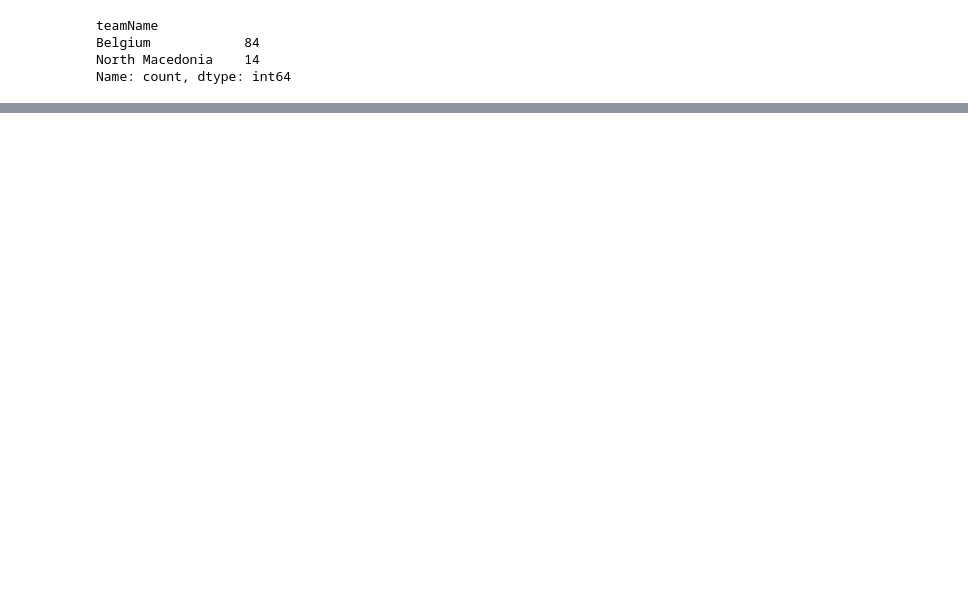
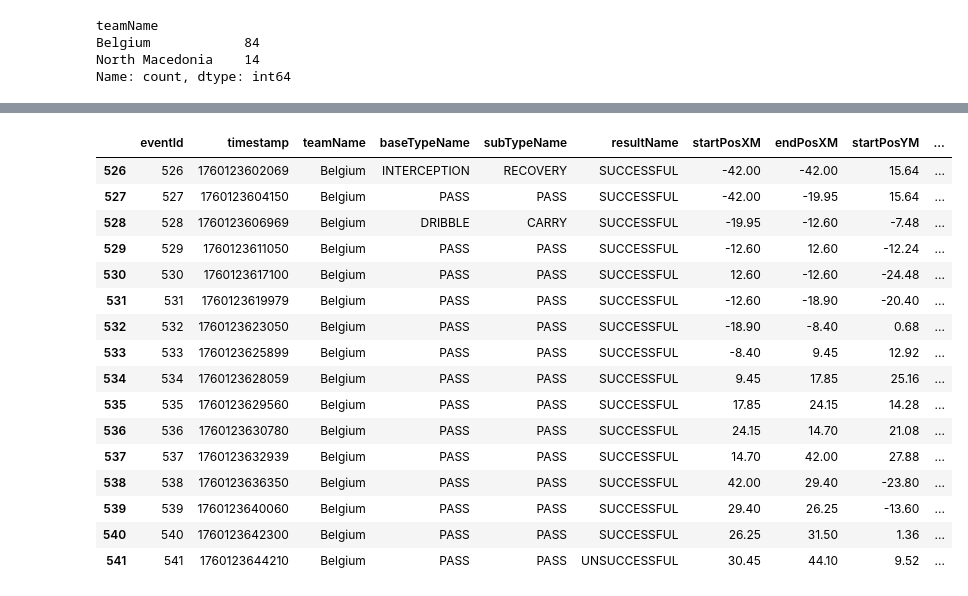
Before and after one commit to MarijnSt/belgium-north-macedonia-analysis, a Jupyter notebook: notebooks/zone_entry_analysis.ipynb, the cells around one changed output, grey strips where cells are left out. Cells and saved outputs as stored; diff of their text form; code cells hidden in the pictures; blank space fills up the shorter version.

```diff
--- a/notebooks/zone_entry_analysis.ipynb
+++ b/notebooks/zone_entry_analysis.ipynb
@@ -450,0 +466,35 @@ Name: count, dtype: int64
+# %%
+events_data[events_data["sequenceId"] == 96][[
+    "eventId",
+    "timestamp",
+    "teamName",
+    "baseTypeName",
+    "subTypeName",
+    "resultName",
+    "startPosXM",
+    "endPosXM",
+    "startPosYM",
+    "endPosYM",
+    "sequenceId",
+    "sequenceStart",
+    "sequenceEnd",
+    "possessionTypeName",
+]]
+# %% [output]
+|  | eventId | timestamp | teamName | baseTypeName | subTypeName | resultName | startPosXM | endPosXM | startPosYM | ... |
+| 526 | 526 | 1760123602069 | Belgium | INTERCEPTION | RECOVERY | SUCCESSFUL | -42.00 | -42.00 | 15.64 | ... |
+| 527 | 527 | 1760123604150 | Belgium | PASS | PASS | SUCCESSFUL | -42.00 | -19.95 | 15.64 | ... |
+| 528 | 528 | 1760123606969 | Belgium | DRIBBLE | CARRY | SUCCESSFUL | -19.95 | -12.60 | -7.48 | ... |
+| 529 | 529 | 1760123611050 | Belgium | PASS | PASS | SUCCESSFUL | -12.60 | 12.60 | -12.24 | ... |
+| 530 | 530 | 1760123617100 | Belgium | PASS | PASS | SUCCESSFUL | 12.60 | -12.60 | -24.48 | ... |
+| 531 | 531 | 1760123619979 | Belgium | PASS | PASS | SUCCESSFUL | -12.60 | -18.90 | -20.40 | ... |
+| 532 | 532 | 1760123623050 | Belgium | PASS | PASS | SUCCESSFUL | -18.90 | -8.40 | 0.68 | ... |
+| 533 | 533 | 1760123625899 | Belgium | PASS | PASS | SUCCESSFUL | -8.40 | 9.45 | 12.92 | ... |
+| 534 | 534 | 1760123628059 | Belgium | PASS | PASS | SUCCESSFUL | 9.45 | 17.85 | 25.16 | ... |
+| 535 | 535 | 1760123629560 | Belgium | PASS | PASS | SUCCESSFUL | 17.85 | 24.15 | 14.28 | ... |
+| 536 | 536 | 1760123630780 | Belgium | PASS | PASS | SUCCESSFUL | 24.15 | 14.70 | 21.08 | ... |
+| 537 | 537 | 1760123632939 | Belgium | PASS | PASS | SUCCESSFUL | 14.70 | 42.00 | 27.88 | ... |
+| 538 | 538 | 1760123636350 | Belgium | PASS | PASS | SUCCESSFUL | 42.00 | 29.40 | -23.80 | ... |
+| 539 | 539 | 1760123640060 | Belgium | PASS | PASS | SUCCESSFUL | 29.40 | 26.25 | -13.60 | ... |
+| 540 | 540 | 1760123642300 | Belgium | PASS | PASS | SUCCESSFUL | 26.25 | 31.50 | 1.36 | ... |
+| 541 | 541 | 1760123644210 | Belgium | PASS | PASS | UNSUCCESSFUL | 30.45 | 44.10 | 9.52 | ... |
```
Also changed, not shown: parts of 3 cells of this notebook, 3 other files.
